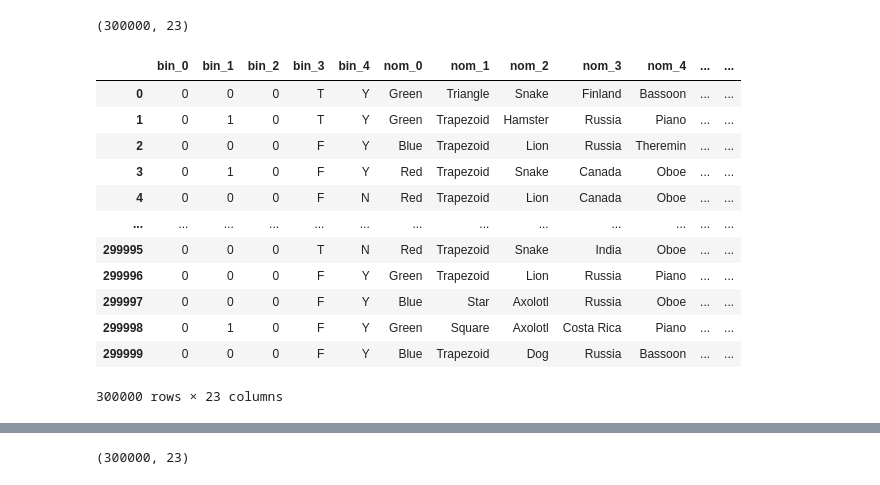
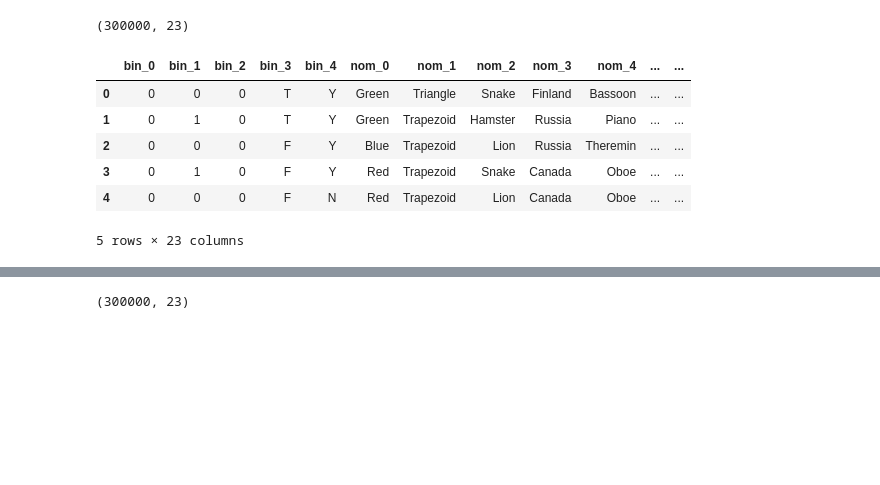
Before and after one commit to mysakbm/mysakbmPlayground, a Jupyter notebook: categorical_encoders/categorical-encoders-and-benchmark.ipynb, the cells around one changed output, grey strips where cells are left out. Drawn from its saved outputs; the diff is of its cells as text; code cells hidden in the pictures; blank space fills up the shorter version.

```diff
--- a/categorical_encoders/categorical-encoders-and-benchmark.ipynb
+++ b/categorical_encoders/categorical-encoders-and-benchmark.ipynb
@@ -89,8 +116,8 @@ TEST = False
 read csv and doing some preprocessing
 # %%
 %%time
-train = pd.read_csv('../../../data/cat-in-the-dat/train.csv')
-test = pd.read_csv('../../../data/cat-in-the-dat/test.csv')
+train = pd.read_csv('./data/train.csv')
+test = pd.read_csv('./data/test.csv')
 target = train['target']
 train_id = train['id']
 test_id = test['id']
@@ -104,20 +131,14 @@ train.shape
 # %% [output]
 (300000, 23)
 # %%
-train
+train.head()
 # %% [output]
 |  | bin_0 | bin_1 | bin_2 | bin_3 | bin_4 | nom_0 | nom_1 | nom_2 | nom_3 | nom_4 | ... | ... |
 | 0 | 0 | 0 | 0 | T | Y | Green | Triangle | Snake | Finland | Bassoon | ... | ... |
 | 1 | 0 | 1 | 0 | T | Y | Green | Trapezoid | Hamster | Russia | Piano | ... | ... |
 | 2 | 0 | 0 | 0 | F | Y | Blue | Trapezoid | Lion | Russia | Theremin | ... | ... |
 | 3 | 0 | 1 | 0 | F | Y | Red | Trapezoid | Snake | Canada | Oboe | ... | ... |
 | 4 | 0 | 0 | 0 | F | N | Red | Trapezoid | Lion | Canada | Oboe | ... | ... |
-| ... | ... | ... | ... | ... | ... | ... | ... | ... | ... | ... | ... | ... |
-| 299995 | 0 | 0 | 0 | T | N | Red | Trapezoid | Snake | India | Oboe | ... | ... |
-| 299996 | 0 | 0 | 0 | F | Y | Green | Trapezoid | Lion | Russia | Piano | ... | ... |
-| 299997 | 0 | 0 | 0 | F | Y | Blue | Star | Axolotl | Russia | Oboe | ... | ... |
-| 299998 | 0 | 1 | 0 | F | Y | Green | Square | Axolotl | Costa Rica | Piano | ... | ... |
-| 299999 | 0 | 0 | 0 | F | Y | Blue | Trapezoid | Dog | Russia | Bassoon | ... | ... |
-300000 rows × 23 columns
+5 rows × 23 columns
 # %%
 feature_list = list(train.columns) # you can custumize later.
```
Also changed, not shown: parts of 95 cells of this notebook.
